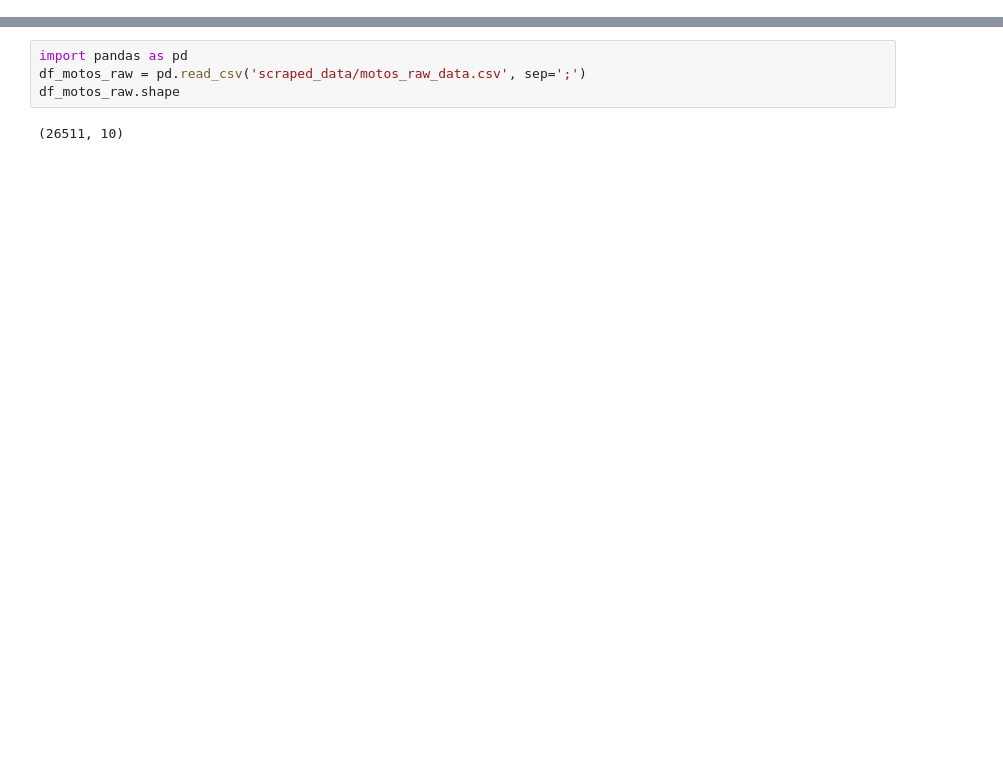
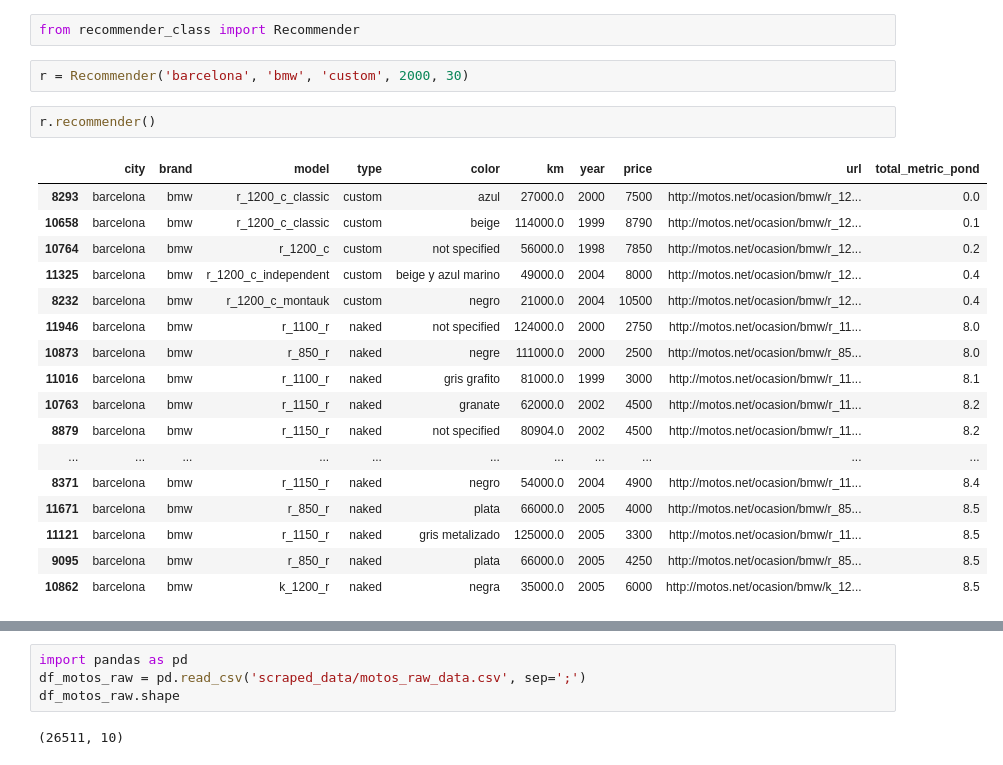
Before and after one commit to Kholdo/Second-hand_motorcycles_recommender, a Jupyter notebook: testing_app.ipynb, the cells around one changed output, grey strips where cells are left out. Cells and saved outputs as stored; diff of their text form; blank space fills up the shorter version.

```diff
--- a/testing_app.ipynb
+++ b/testing_app.ipynb
@@ -4,0 +1,24 @@ u'/home/koldo/Dropbox/Proyectos/Data_Science/Second-hand_vehicles_price_estimato
+# %%
+from recommender_class import Recommender
+# %%
+r = Recommender('barcelona', 'bmw', 'custom', 2000, 30)
+# %%
+r.recommender()
+# %% [output]
+|  | city | brand | model | type | color | km | year | price | url | total_metric_pond |
+| 8293 | barcelona | bmw | r_1200_c_classic | custom | azul | 27000.0 | 2000 | 7500 | http://motos.net/ocasion/bmw/r_12... | 0.0 |
+| 10658 | barcelona | bmw | r_1200_c_classic | custom | beige | 114000.0 | 1999 | 8790 | http://motos.net/ocasion/bmw/r_12... | 0.1 |
+| 10764 | barcelona | bmw | r_1200_c | custom | not specified | 56000.0 | 1998 | 7850 | http://motos.net/ocasion/bmw/r_12... | 0.2 |
+| 11325 | barcelona | bmw | r_1200_c_independent | custom | beige y azul marino | 49000.0 | 2004 | 8000 | http://motos.net/ocasion/bmw/r_12... | 0.4 |
+| 8232 | barcelona | bmw | r_1200_c_montauk | custom | negro | 21000.0 | 2004 | 10500 | http://motos.net/ocasion/bmw/r_12... | 0.4 |
+| 11946 | barcelona | bmw | r_1100_r | naked | not specified | 124000.0 | 2000 | 2750 | http://motos.net/ocasion/bmw/r_11... | 8.0 |
+| 10873 | barcelona | bmw | r_850_r | naked | negre | 111000.0 | 2000 | 2500 | http://motos.net/ocasion/bmw/r_85... | 8.0 |
+| 11016 | barcelona | bmw | r_1100_r | naked | gris grafito | 81000.0 | 1999 | 3000 | http://motos.net/ocasion/bmw/r_11... | 8.1 |
+| 10763 | barcelona | bmw | r_1150_r | naked | granate | 62000.0 | 2002 | 4500 | http://motos.net/ocasion/bmw/r_11... | 8.2 |
+| 8879 | barcelona | bmw | r_1150_r | naked | not specified | 80904.0 | 2002 | 4500 | http://motos.net/ocasion/bmw/r_11... | 8.2 |
+| ... | ... | ... | ... | ... | ... | ... | ... | ... | ... | ... |
+| 8371 | barcelona | bmw | r_1150_r | naked | negro | 54000.0 | 2004 | 4900 | http://motos.net/ocasion/bmw/r_11... | 8.4 |
+| 11671 | barcelona | bmw | r_850_r | naked | plata | 66000.0 | 2005 | 4000 | http://motos.net/ocasion/bmw/r_85... | 8.5 |
+| 11121 | barcelona | bmw | r_1150_r | naked | gris metalizado | 125000.0 | 2005 | 3300 | http://motos.net/ocasion/bmw/r_11... | 8.5 |
+| 9095 | barcelona | bmw | r_850_r | naked | plata | 66000.0 | 2005 | 4250 | http://motos.net/ocasion/bmw/r_85... | 8.5 |
+| 10862 | barcelona | bmw | k_1200_r | naked | negra | 35000.0 | 2005 | 6000 | http://motos.net/ocasion/bmw/k_12... | 8.5 |
```
Also changed, not shown: parts of 14 cells of this notebook, 4 other files.
